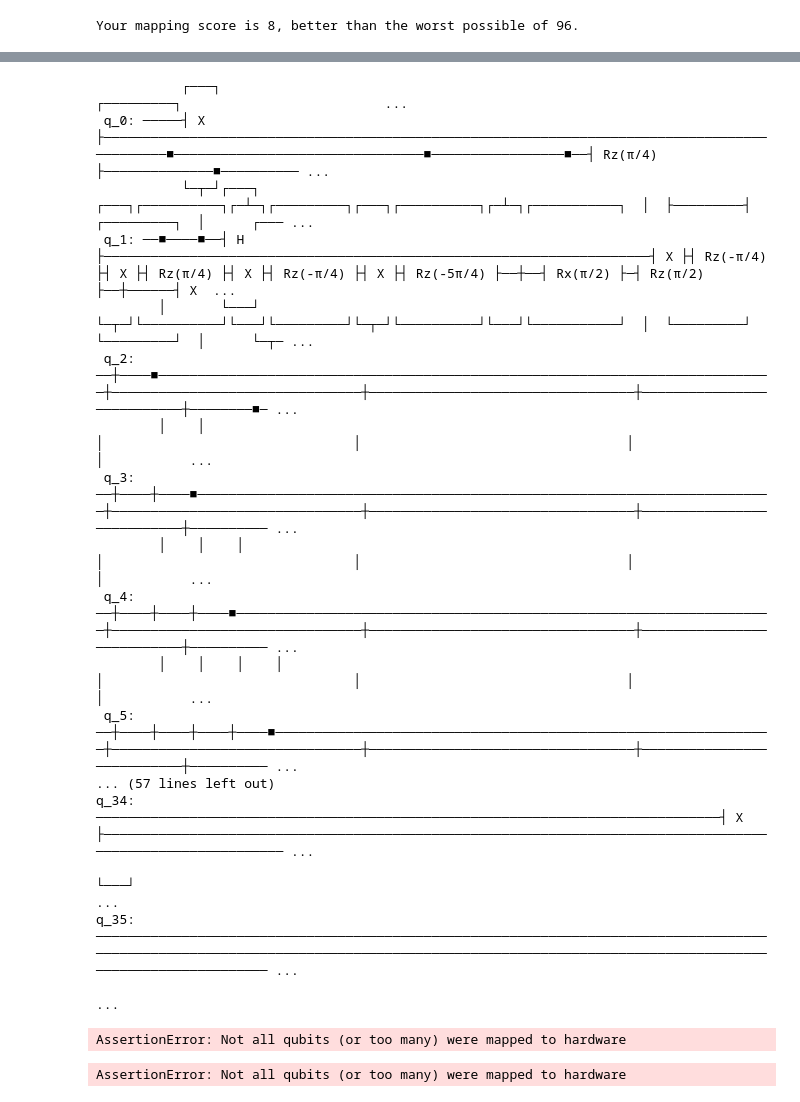
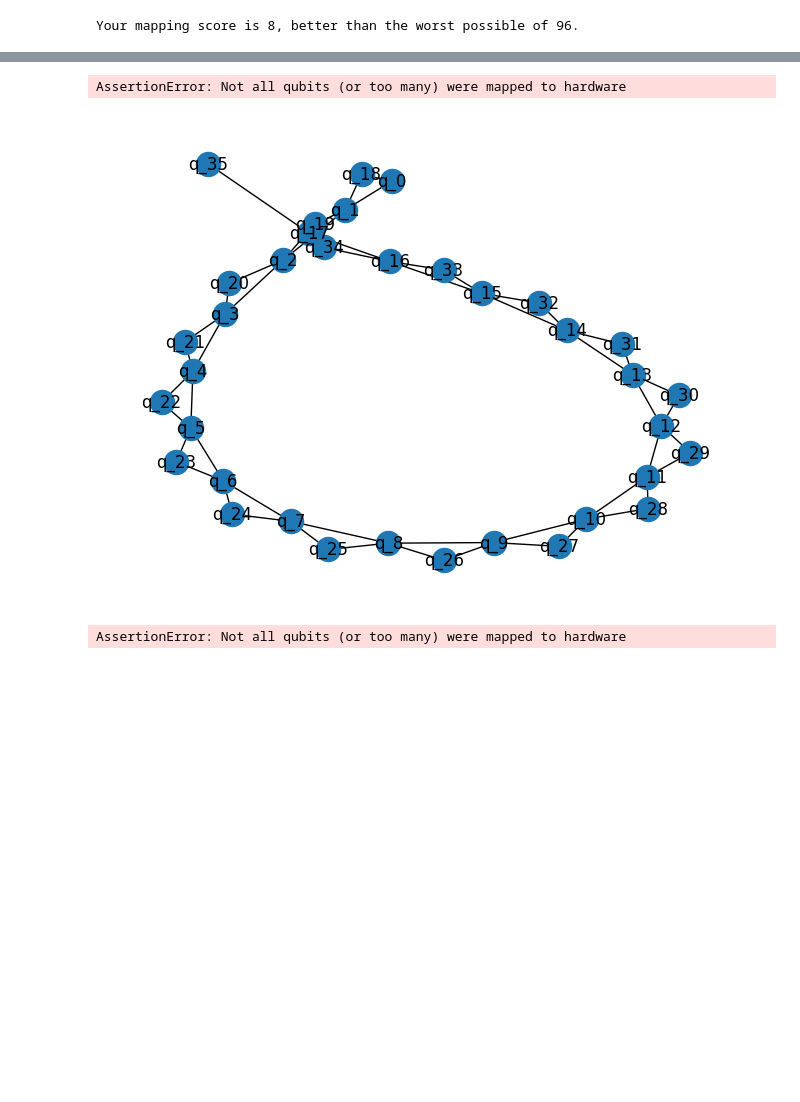
Before and after one commit to giriragav/UChicago---QCSD, a Jupyter notebook: Module 3/lab6/lab6.ipynb, the cells around one changed output, grey strips where cells are left out. Cells and saved outputs as stored; diff of their text form; code cells hidden in the pictures; blank space fills up the shorter version.

```diff
--- a/Module 3/lab6/lab6.ipynb
+++ b/Module 3/lab6/lab6.ipynb
@@ -562,29 +551,13 @@ _cuccaro36 = QuantumCircuit.from_qasm_str('OPENQASM 2.0;\ninclude "qelib1.inc";\
-display(_cuccaro36.draw(fold=-1))
+draw_interaction_graph(interaction_graph_from_circuit(_cuccaro36))
 _mapping = map_circuit(_cuccaro36, _hardware)
 validate_mapping(_cuccaro36, _hardware, _mapping)
 _score, _worst = score_mapping(_cuccaro36, _hardware, _mapping)
 assert _worst == 5220, 'internal error'
 assert _score <= 1600, 'score is above 1600, try improving the mapping by placing pairs of qubits with many CNOTs close together'
 print('PASS: Score is under 1600 (see if you can beat our solution of 210)')
 # %% [output]
-           ┌───┐                                                                                                                                                    ┌─────────┐                          ...
- q_0: ─────┤ X ├──────────────────────────────────────────────────────────────────────────────────────────────■────────────────────────────────■─────────────────■──┤ Rz(π/4) ├──────────────■────────── ...
-           └─┬─┘┌───┐                                                                      ┌───┐┌──────────┐┌─┴─┐┌─────────┐┌───┐┌──────────┐┌─┴─┐┌───────────┐  │  ├─────────┤ ┌─────────┐  │      ┌─── ...
- q_1: ──■────■──┤ H ├──────────────────────────────────────────────────────────────────────┤ X ├┤ Rz(-π/4) ├┤ X ├┤ Rz(π/4) ├┤ X ├┤ Rz(-π/4) ├┤ X ├┤ Rz(-5π/4) ├──┼──┤ Rx(π/2) ├─┤ Rz(π/2) ├──┼──────┤ X  ...
-        │       └───┘                                                                      └─┬─┘└──────────┘└───┘└─────────┘└─┬─┘└──────────┘└───┘└───────────┘  │  └─────────┘ └─────────┘  │      └─┬─ ...
- q_2: ──┼────■───────────────────────────────────────────────────────────────────────────────┼────────────────────────────────┼──────────────────────────────────┼───────────────────────────┼────────■─ ...
-        │    │                                                                               │                                │                                  │                           │           ...
- q_3: ──┼────┼────■──────────────────────────────────────────────────────────────────────────┼────────────────────────────────┼──────────────────────────────────┼───────────────────────────┼────────── ...
-        │    │    │                                                                          │                                │                                  │                           │           ...
- q_4: ──┼────┼────┼────■─────────────────────────────────────────────────────────────────────┼────────────────────────────────┼──────────────────────────────────┼───────────────────────────┼────────── ...
-        │    │    │    │                                                                     │                                │                                  │                           │           ...
- q_5: ──┼────┼────┼────┼────■────────────────────────────────────────────────────────────────┼────────────────────────────────┼──────────────────────────────────┼───────────────────────────┼────────── ...
-... (57 lines left out)
-q_34: ────────────────────────────────────────────────────────────────────────────────┤ X ├───────────────────────────────────────────────────────────────────────────────────────────────────────────── ...
-                                                                                      └───┘                                                                                                              ...
-q_35: ────────────────────────────────────────────────────────────────────────────────────────────────────────────────────────────────────────────────────────────────────────────────────────────────── ...
-                                                                                                                                                                                                         ...
+AssertionError: Not all qubits (or too many) were mapped to hardware
-AssertionError: Not all qubits (or too many) were mapped to hardware
+[figure, added]
 # %%
 # Do not delete this cell
 # The autograder will test the function map_circuit.
```
Also changed, not shown: parts of 4 cells of this notebook.
